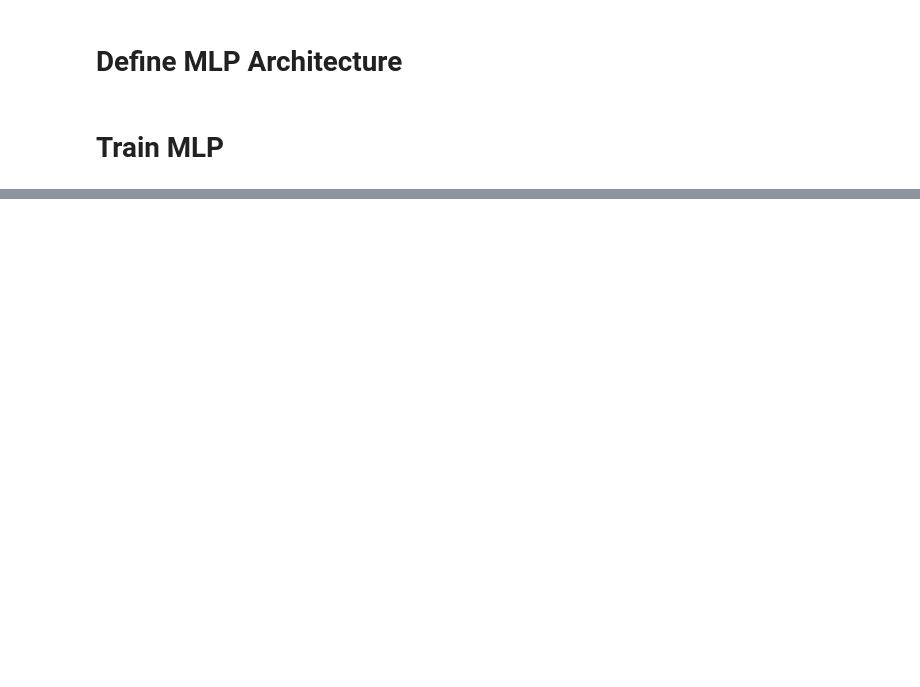
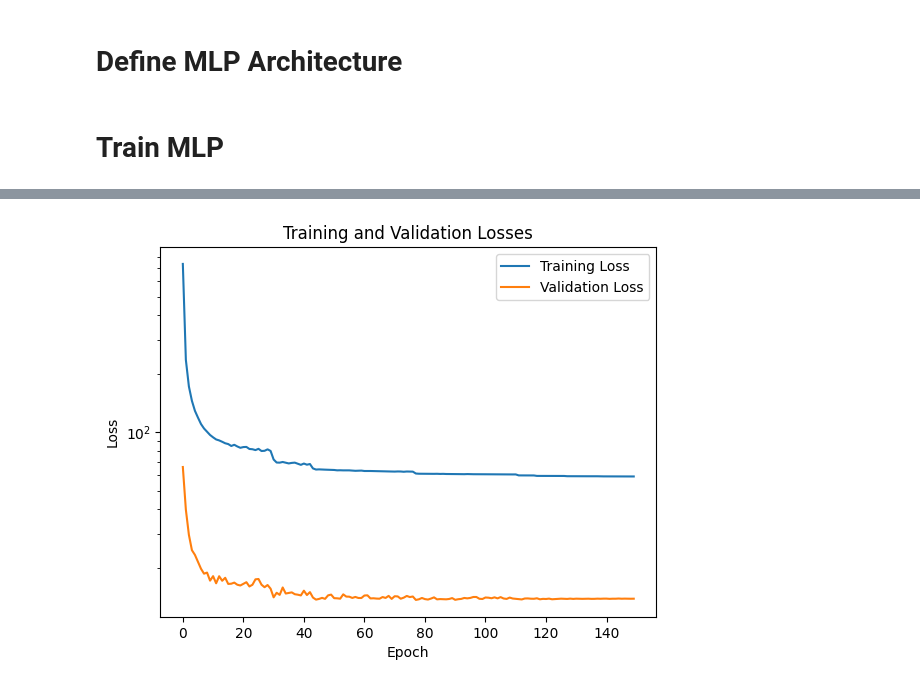
Before and after one commit to SheidaAbedpour/MLP-MNIST-handwritten-digit-Classification, a Jupyter notebook: MNIST_MLP_PyTorch.ipynb, the cells around one changed output, grey strips where cells are left out. Drawn from its saved outputs; the diff is of its cells as text; code cells hidden in the pictures; blank space fills up the shorter version.

```diff
--- a/MNIST_MLP_PyTorch.ipynb
+++ b/MNIST_MLP_PyTorch.ipynb
@@ -40,6 +42,11 @@ test_dataset = datasets.MNIST(root='./data',
                               train=False,
                               transform=transforms.ToTensor(),
                               download=True)
+# %%
+# split train_data to validation and train
+train_size = int(0.8 * len(train_dataset))
+validation_size = len(train_dataset) - train_size
+train_dataset, validation_dataset = random_split(train_dataset, [train_size, validation_size])
 # %%
 # Load Data
 train_data = DataLoader(dataset=train_dataset,
@@ -49,6 +56,10 @@ train_data = DataLoader(dataset=train_dataset,
 test_data = DataLoader(dataset=test_dataset,
                        batch_size=batch_size,
                        shuffle=False)
+
+validation_data = DataLoader(dataset=validation_dataset,
+                             batch_size=batch_size,
+                             shuffle=False)
 # %%
 # iterate trought the dataloader
 for images, lables in train_data:
@@ -91,27 +102,4 @@ model = nn.Sequential(
 model = model.to(device)
 criterion = nn.CrossEntropyLoss()
 optimizer = torch.optim.Adam(model.parameters(), lr=learning_rate)
+scheduler = ReduceLROnPlateau(optimizer, mode='min', factor=0.5, patience=2, verbose=True)
-# %%
-num_batches = len(train_data)  # train_samples/batch_size
-
-
-for epoch in range(num_epochs):
-  for i, (images, lables) in enumerate(train_data):
-    images, lables = images.to(device), lables.to(device)
-
-    # forward
-    outputs = model(images)
-
-    # compute loss
-    loss = criterion(outputs, lables)
-
-    # backward
-    optimizer.zero_grad()
-    loss.backward()
-    optimizer.step()
-
-
-    if (i + 1) % 100 == 0:
-      print(f'epoch{epoch+1}/{num_epochs}, batch{i+1}/{num_batches}, loss:{loss.item():.4f}')
-
-print("training finished")
@@ -136,3 +201,15 @@ training finished
+# %%
+# Plot the training and validation losses with a logarithmic scale
+plt.plot(train_losses, label='Training Loss')
+plt.plot(val_losses, label='Validation Loss')
+plt.xlabel('Epoch')
+plt.ylabel('Loss')
+plt.title('Training and Validation Losses')
+plt.yscale('log')
+plt.legend()
+plt.show()
+# %% [output]
+[figure, added]
 # %%
 # Test and Evaluate Model
 
```
Also changed, not shown: parts of 8 cells of this notebook.
